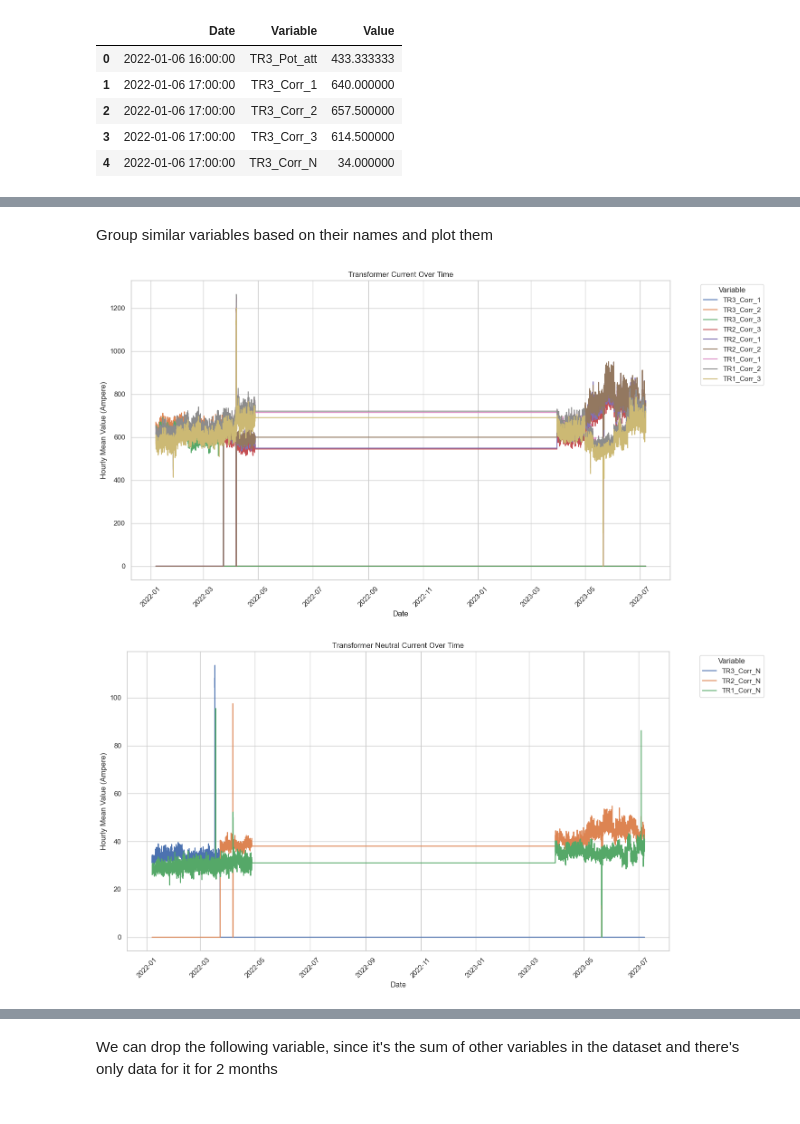
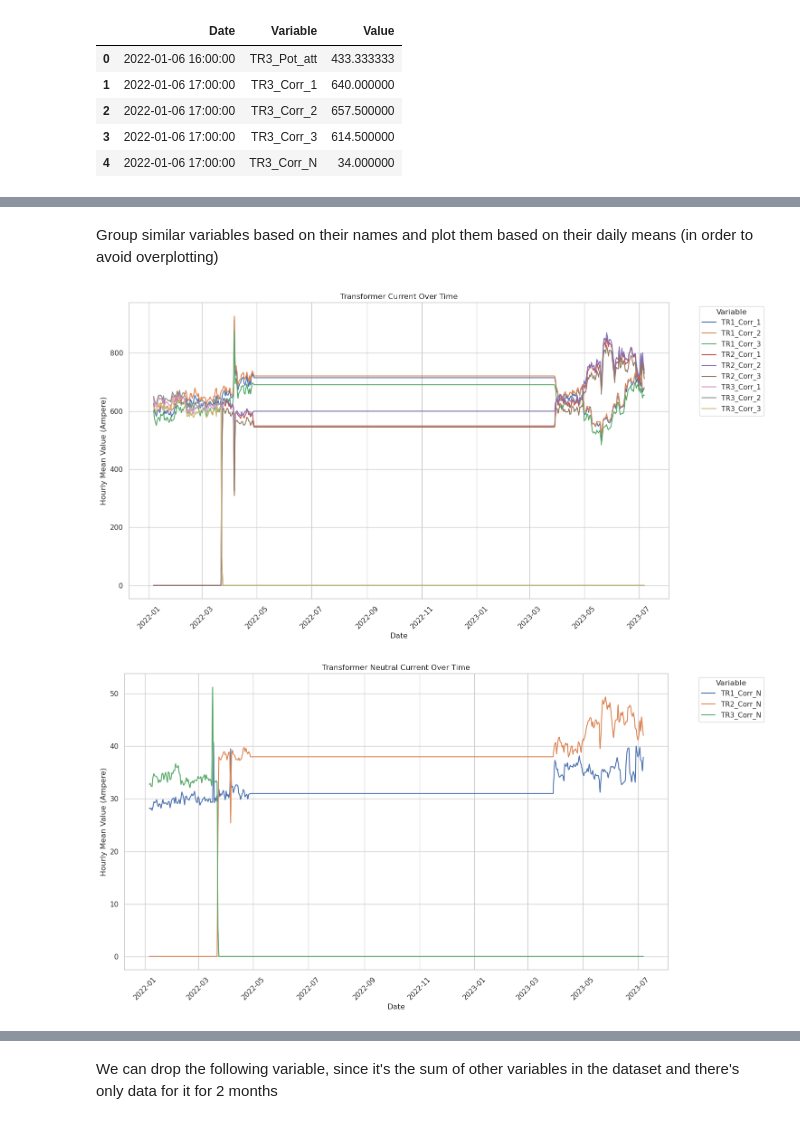
Before and after one commit to Matt17BR/ml4ds2324_cluster_analysis, a Jupyter notebook: scripts/exploratory_data_analysis.ipynb, the cells around one changed output, grey strips where cells are left out. Drawn from its saved outputs; the diff is of its cells as text; code cells hidden in the pictures.

Commit message:
Re-add daily means on top of hourly ones for the plots, slight changes to the outputs

```diff
--- a/scripts/exploratory_data_analysis.ipynb
+++ b/scripts/exploratory_data_analysis.ipynb
@@ -55,0 +61,8 @@ data_hourly_mean.head()
+# %%
+# Group by Variable and Time stamp (day) and calculate the mean of Value
+data_day_mean = data
+
+data_day_mean['Date'] = data_day_mean['Time stamp'].dt.date
+data_day_mean = data_day_mean.groupby(['Date', 'Variable']).mean('Value').reset_index()
+
+data_day_mean.head()
@@ -56,39 +76,39 @@ data_hourly_mean.head()
 # %% [markdown]
-Group similar variables based on their names and plot them
+Group similar variables based on their names and plot them based on their daily means (in order to avoid overplotting)
 # %%
 import matplotlib.pyplot as plt
 import seaborn as sns
 
 # Set the aesthetics for the plots
 sns.set(style="whitegrid")
 
 # Plotting the mean value for each variable per day
 plt.figure(figsize=(15, 8))
 
-variables = data_hourly_mean['Variable'].unique()
+variables = data_day_mean['Variable'].unique()
 
 corr123_variables = [var for var in variables if var.startswith('TR') and 'Corr' in var and not var.endswith('N')]
 for variable in corr123_variables:
-    subset = data_hourly_mean[data_hourly_mean['Variable'] == variable]
+    subset = data_day_mean[data_day_mean['Variable'] == variable]
     plt.plot(subset['Date'], subset['Value'], label=variable)
 
 plt.xlabel('Date')
 plt.ylabel('Hourly Mean Value (Ampere)')
 plt.title('Transformer Current Over Time')
 plt.xticks(rotation=45)
 plt.legend(title='Variable', bbox_to_anchor=(1.05, 1), loc='upper left')
 plt.tight_layout()
 
 plt.show()
 # %% [output]
-[figure, old version]
+[figure, new version]
 # %%
 # Plotting the mean value for each variable per day
 plt.figure(figsize=(15, 8))
 
 trN_variables = [var for var in variables if var.startswith('TR') and var.endswith('N')]
 for variable in trN_variables:
-    subset = data_hourly_mean[data_hourly_mean['Variable'] == variable]
+    subset = data_day_mean[data_day_mean['Variable'] == variable]
     plt.plot(subset['Date'], subset['Value'], label=variable)
 
 plt.xlabel('Date')
@@ -100,7 +120,7 @@ plt.tight_layout()
 
 plt.show()
 # %% [output]
-[figure, old version]
+[figure, new version]
 # %%
 # Plotting the mean value for each variable per day
 plt.figure(figsize=(15, 8))
```
Also changed, not shown: parts of 14 cells of this notebook, 2 other files.
